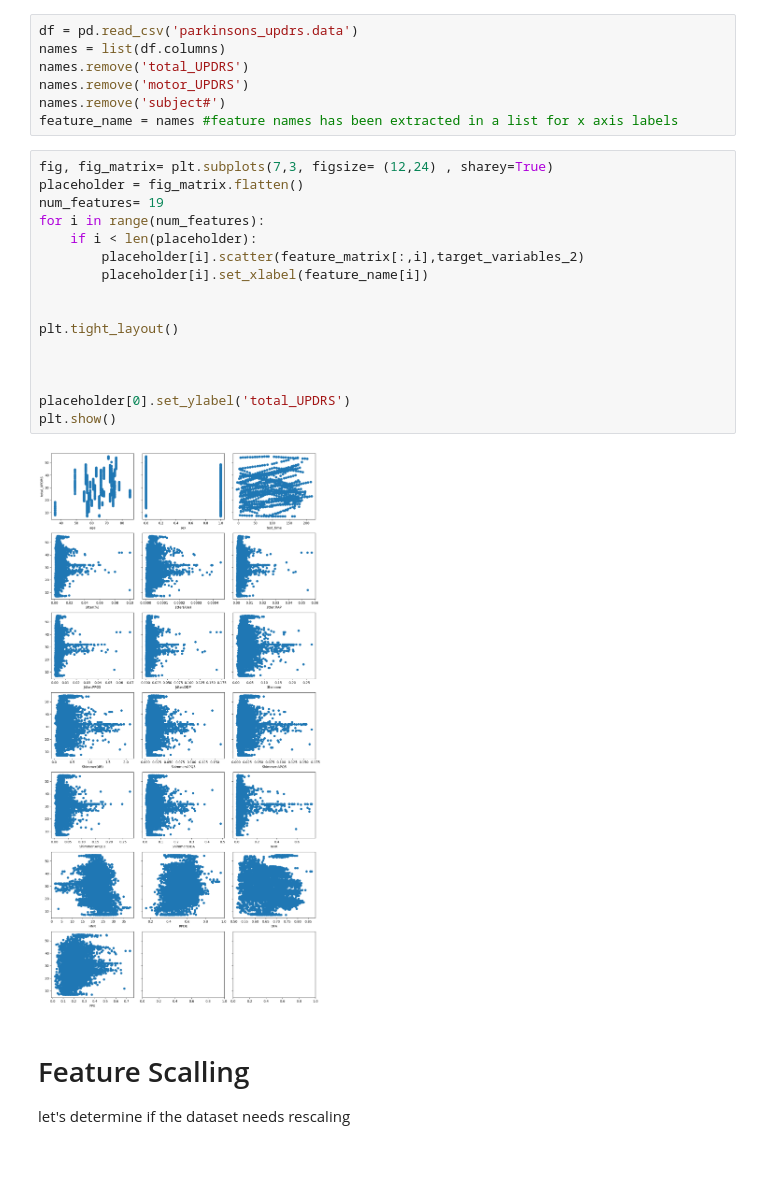
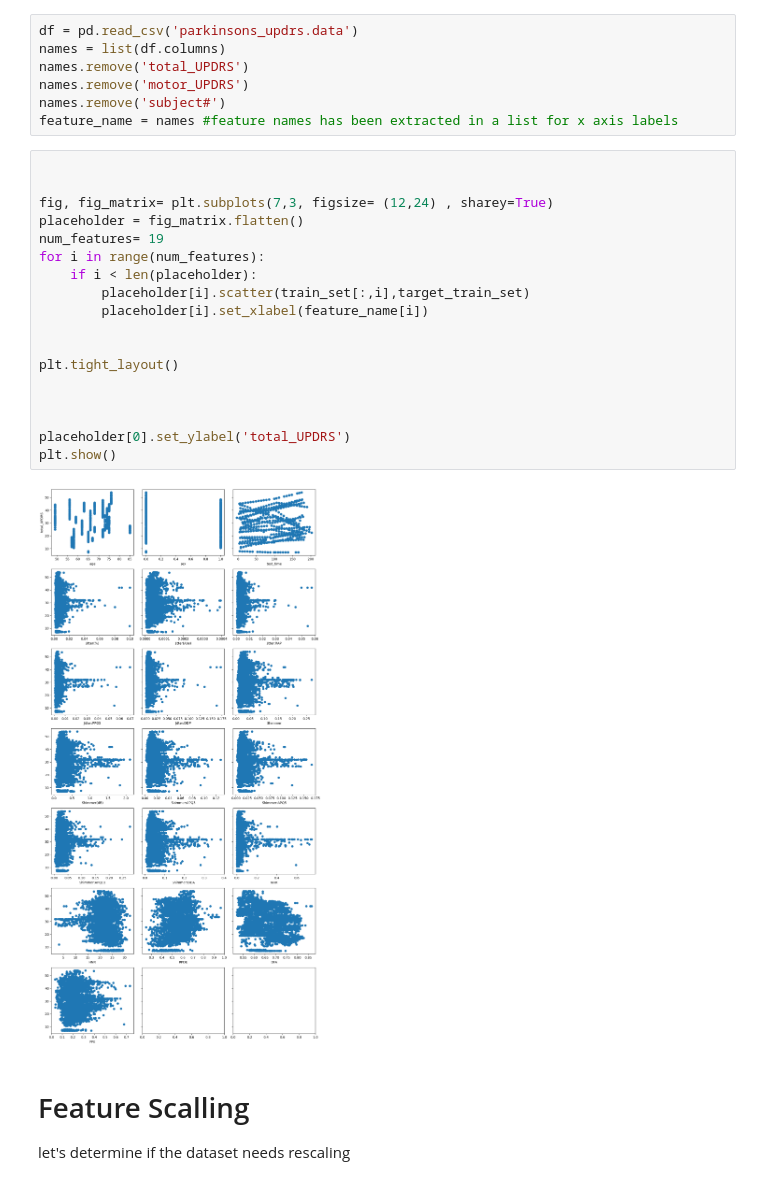
Before and after one commit to VictorBlainn/Library_Independent_Regression_VS_Scikit-learn, a Jupyter notebook: Parkinsons_Telemonitoring.ipynb, the cells around one changed output. Cells and saved outputs as stored; diff of their text form.

```diff
--- a/Parkinsons_Telemonitoring.ipynb
+++ b/Parkinsons_Telemonitoring.ipynb
@@ -34,23 +79,25 @@ names.remove('motor_UPDRS')
 names.remove('subject#')
 feature_name = names #feature names has been extracted in a list for x axis labels
 # %%
+
+
 fig, fig_matrix= plt.subplots(7,3, figsize= (12,24) , sharey=True)
 placeholder = fig_matrix.flatten()
 num_features= 19
 for i in range(num_features):
     if i < len(placeholder):
-        placeholder[i].scatter(feature_matrix[:,i],target_variables_2)
+        placeholder[i].scatter(train_set[:,i],target_train_set)
         placeholder[i].set_xlabel(feature_name[i])
 
 
 plt.tight_layout()
 
 
 
 placeholder[0].set_ylabel('total_UPDRS')
 plt.show()
 # %% [output]
-[figure, old version]
+[figure, new version]
 # %% [markdown]
 # Feature Scalling
 let's determine if the dataset needs rescaling
```
Also changed, not shown: parts of 19 cells of this notebook.
